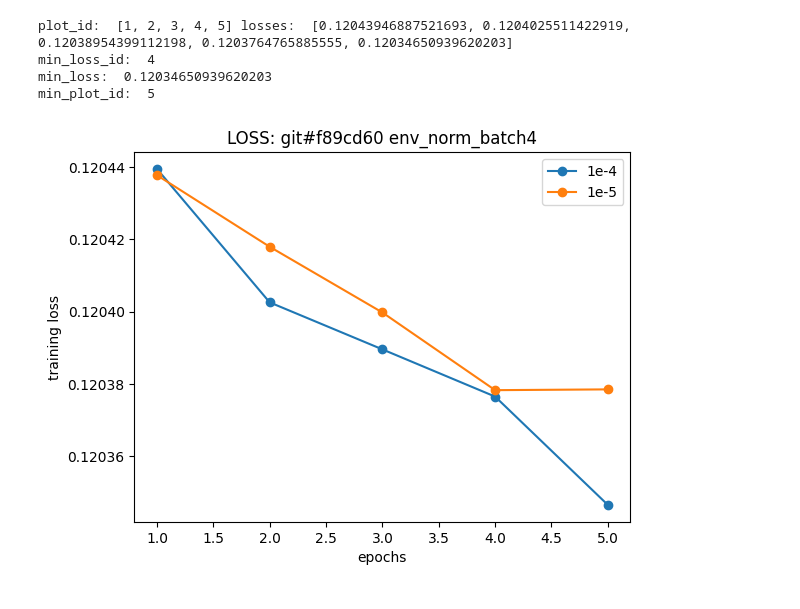
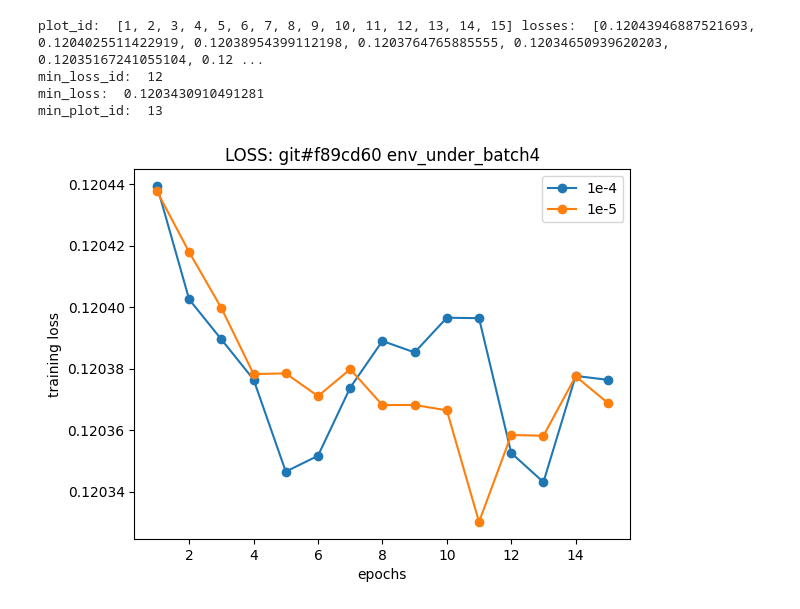
Before and after one commit to pureexe/sd-light-time, a Jupyter notebook: src/20240823/plot_env_under_batch4.ipynb, the cells around one changed output. Saved outputs shown, nothing was run; the diff lists cells and outputs as text; code cells hidden in the pictures.

```diff
--- a/src/20240823/plot_env_under_batch4.ipynb
+++ b/src/20240823/plot_env_under_batch4.ipynb
@@ -14,36 +14,36 @@ for lr in LRs:
     for checkpoint in checkpoints:
         if checkpoint == "chk0":
             continue
         # read all text files in directory and average to single float
         all_losses = []
         step_root_dir = os.path.join(ROOT_DIR, lr, checkpoint, 'lightning_logs/version_0/train_loss')
         step_dirs = natsorted(os.listdir(step_root_dir))
         for step_id in step_dirs:
             for file in os.listdir(os.path.join(step_root_dir, step_id)):
                 if file.endswith(".txt"):
                     with open(os.path.join(step_root_dir, step_id, file), 'r') as f:
                         all_losses.append(float(f.read()))
         avg_loss = sum(all_losses) / len(all_losses)
         avg_losses.append(avg_loss)
         checkpoint_id.append(int(checkpoint.replace("chk","")))
     plt.plot(checkpoint_id, avg_losses, 'o-', label=lr)
     if lr == "1e-4":
         print("plot_id: ", checkpoint_id, "losses: ", avg_losses)
         # find the location that has the lowest loss
         min_loss = min(avg_losses)
         min_loss_id = avg_losses.index(min_loss)
         print("min_loss_id: ", min_loss_id)
         print("min_loss: ", min_loss)
         # print min plot_id
         print("min_plot_id: ", checkpoint_id[min_loss_id])
     plt.legend()
     plt.xlabel("epochs")
     plt.ylabel("training loss")
     #plt.title("Training loss average on timesteps [100,200,...,900]")
-    plt.title("LOSS: git#f89cd60 env_norm_batch4")
+    plt.title("LOSS: git#f89cd60 env_under_batch4")
 # %% [output]
-plot_id:  [1, 2, 3, 4, 5] losses:  [0.12043946887521693, 0.1204025511422919, 0.12038954399112198, 0.1203764765885555, 0.12034650939620203]
-min_loss_id:  4
-min_loss:  0.12034650939620203
-min_plot_id:  5
+plot_id:  [1, 2, 3, 4, 5, 6, 7, 8, 9, 10, 11, 12, 13, 14, 15] losses:  [0.12043946887521693, 0.1204025511422919, 0.12038954399112198, 0.1203764765885555, 0.12034650939620203, 0.12035167241055104, 0.12 ...
+min_loss_id:  12
+min_loss:  0.1203430910491281
+min_plot_id:  13
-[figure, old version]
+[figure, new version]
```
Also changed, not shown: 19 other files.
